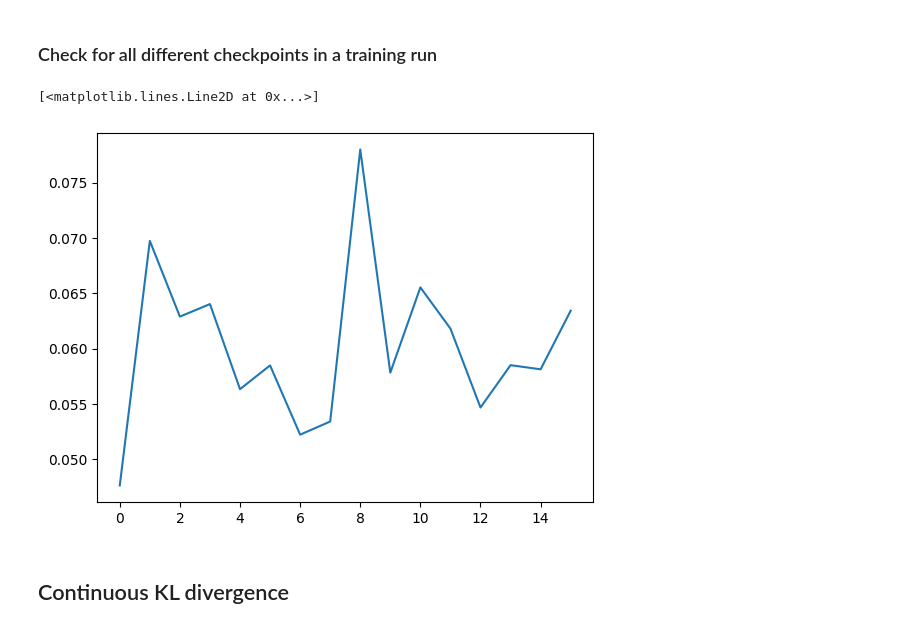
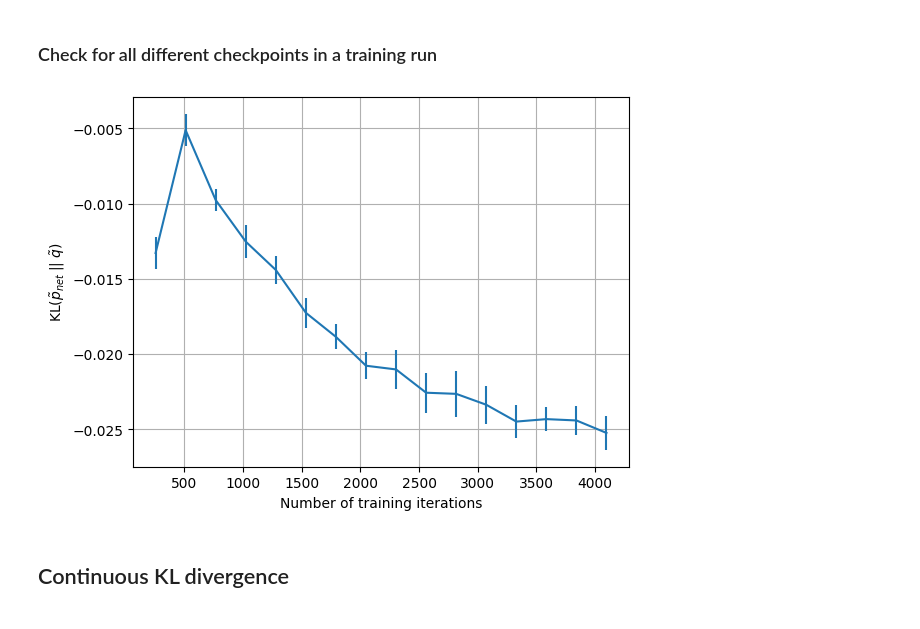
Before and after one commit to 0xInfty/Autoguided, a Jupyter notebook: TestKLDivergence.ipynb, the cells around one changed output. Cells and saved outputs as stored; diff of their text form; code cells hidden in the pictures.

```diff
--- a/TestKLDivergence.ipynb
+++ b/TestKLDivergence.ipynb
@@ -218,12 +218,13 @@ checkpoints = os.listdir(checkpoints_path)
 checkpoints = vtext.filter_by_string_must(checkpoints, ".pkl")
 checkpoints = vtext.filter_by_string_must(checkpoints, "learner", must=False)
 checkpoints_filepaths = [os.path.join(checkpoints_path, filename) for filename in checkpoints]
+n_iterations = [vtext.find_numbers(filename)[0] for filename in checkpoints]
 # %%
 mean_results, std_results = [], []
 for filepath in checkpoints_filepaths:
 
     # Load checkpoint
-    with builtins.open(guide_path, "rb") as f:
+    with builtins.open(filepath, "rb") as f:
         model = pickle.load(f).to(device)
     results = []
 
@@ -234,10 +235,15 @@ for filepath in checkpoints_filepaths:
     # Get mean and standard deviation
     mean_results.append( float(np.mean( results )) )
     std_results.append( float(np.std( results )) )
+
+# 16 checkpoints took 7 min ==> 27 sec per checkpoint, quite expensive
-# %%
-plt.plot(mean_results)
-# %% [output]
-[<matplotlib.lines.Line2D at 0x...>]
-[figure, removed]
+# %%
+plt.figure()
+plt.errorbar(n_iterations, mean_results, std_results, color="C0")
+plt.ylabel(r"KL$(\tilde{p}_{net}\;||\;\tilde{q})$");
+plt.xlabel("Number of training iterations");
+plt.grid()
+# %% [output]
+[figure, added]
 # %% [markdown]
 ## Continuous KL divergence
```
Also changed, not shown: parts of 6 cells of this notebook.
